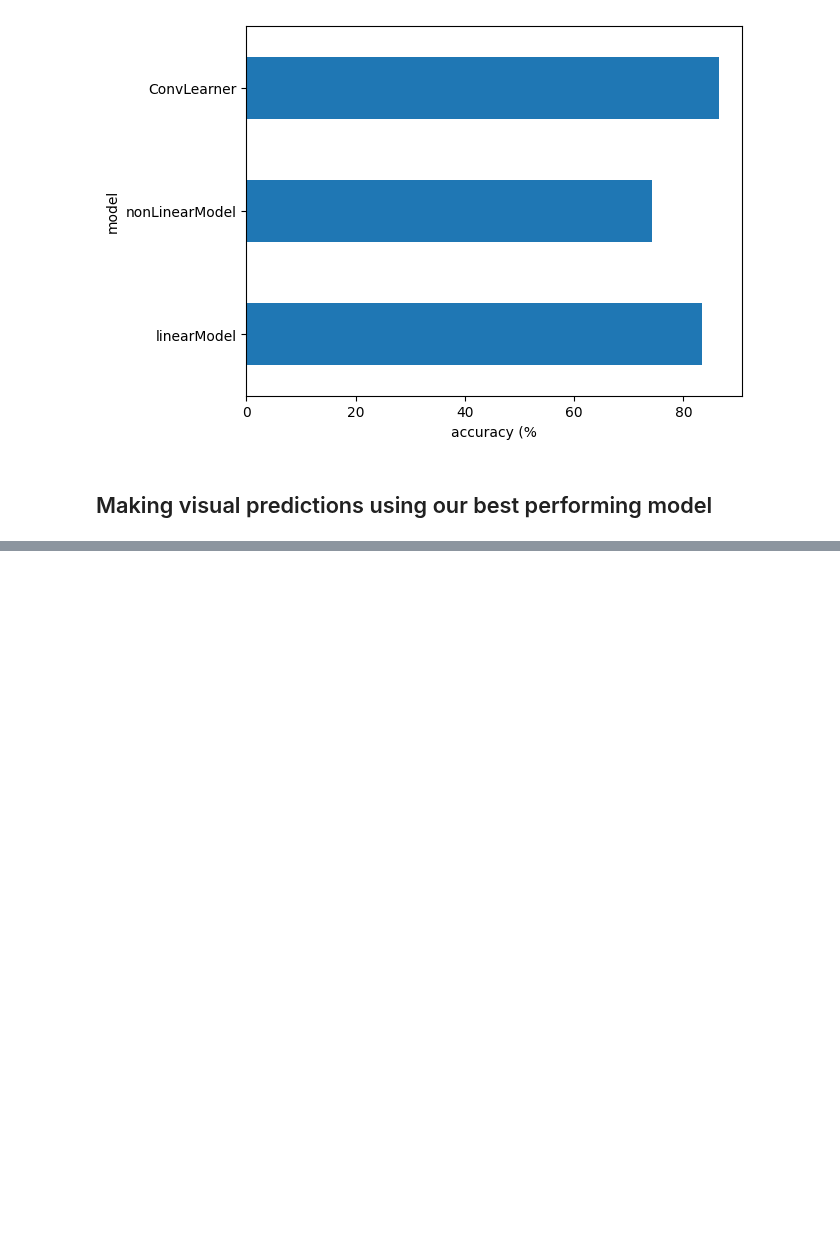
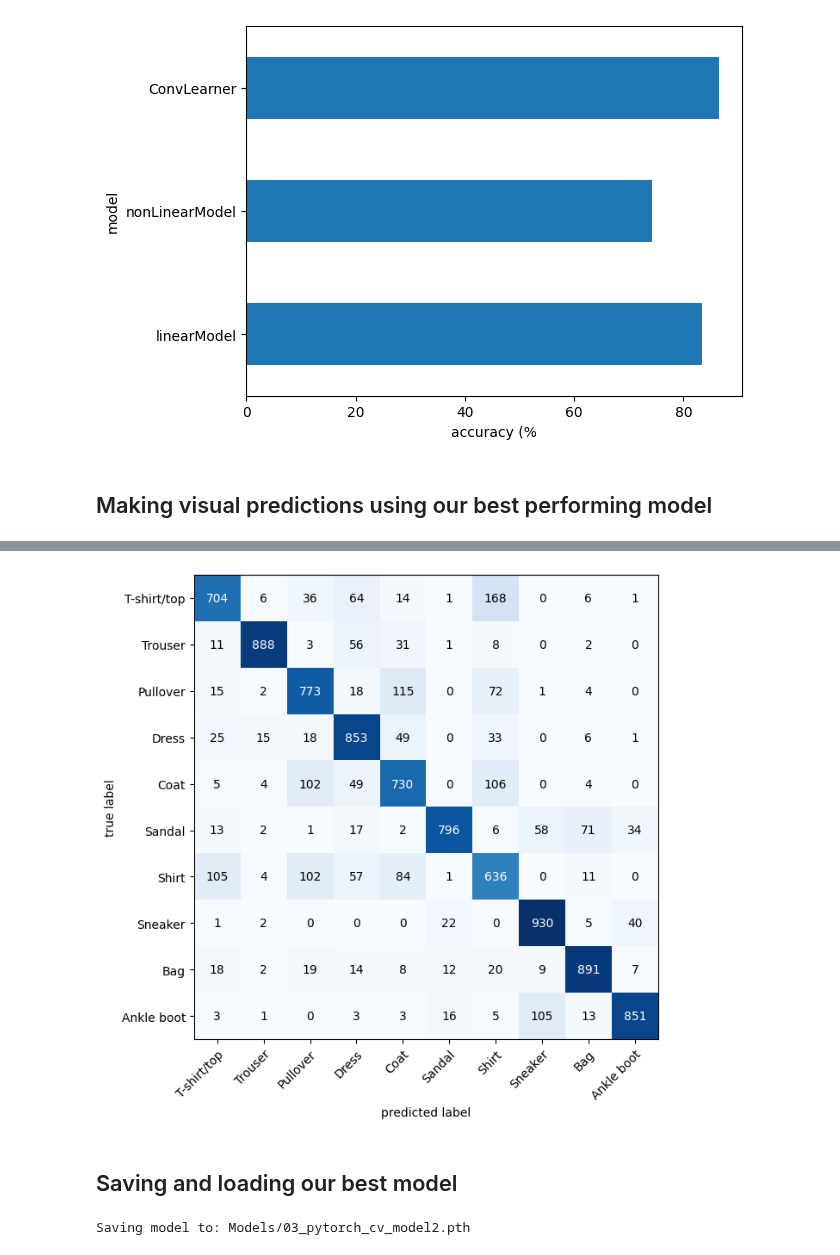
Before and after one commit to tituslhy/symmetrical-octo-spork, a Jupyter notebook: Notebooks/3. ComputerVision.ipynb, the cells around one changed output, grey strips where cells are left out. Drawn from its saved outputs; the diff is of its cells as text; code cells hidden in the pictures; blank space fills up the shorter version.

```diff
--- a/Notebooks/3. ComputerVision.ipynb
+++ b/Notebooks/3. ComputerVision.ipynb
@@ -653,0 +760,16 @@ plt.ylabel('model');
+# %%
+from tqdm.auto import tqdm
+
+# make predictions with trained model
+y_preds = []
+model2.eval()
+
+with torch.inference_mode():
+    for X, y in tqdm(test_dataloader, desc = "Making predictions..."):
+        X, y = X.to(device), y.to(device)
+        y_logit = model2(X)
+        y_pred = torch.softmax(y_logit.squeeze(), dim = 0).argmax(dim=1)
+        y_preds.append(y_pred.cpu())
+
+y_pred_tensor = torch.cat(y_preds)
+y_pred_tensor
@@ -653,0 +803,30 @@ plt.ylabel('model');
+# %%
+from sklearn.metrics import confusion_matrix
+from mlxtend.plotting import plot_confusion_matrix
+
+cf = confusion_matrix(y_true = test_data.targets.numpy(),
+                      y_pred = y_pred_tensor.numpy())
+
+fig, ax  = plot_confusion_matrix(
+    cf,
+    class_names = classes.values(),
+    figsize = (10,7)
+)
+# %% [output]
+[figure, added]
+# %% [markdown]
+## Saving and loading our best model
+# %%
+from pathlib import Path
+
+MODEL_PATH = Path("Models")
+MODEL_PATH.mkdir(parents=True,
+                 exist_ok = True)
+MODEL_NAME = "03_pytorch_cv_model2.pth"
+MODEL_SAVE_PATH = MODEL_PATH / MODEL_NAME
+
+print(f"Saving model to: {MODEL_SAVE_PATH}")
+torch.save(obj = model2.state_dict(),
+           f = MODEL_SAVE_PATH)
+# %% [output]
+Saving model to: Models/03_pytorch_cv_model2.pth
```
Also changed, not shown: parts of 44 cells of this notebook, 1 other file.
